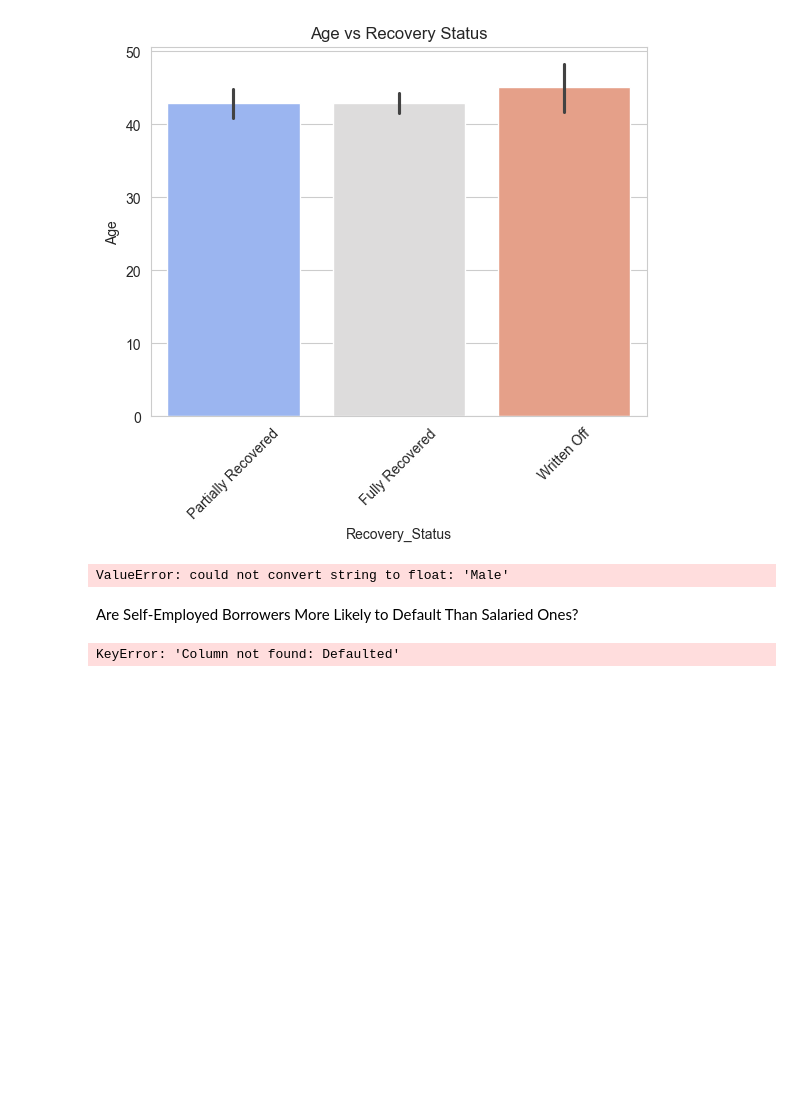
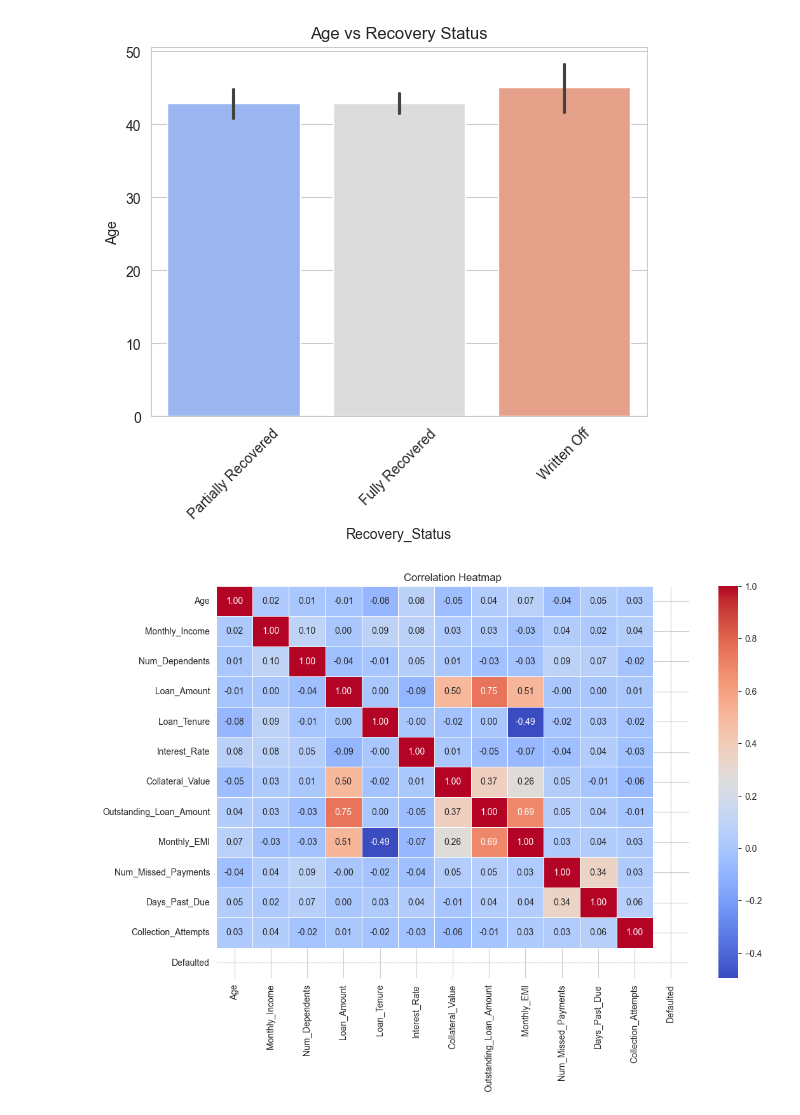
Before and after one commit to Cynthiachelangat/LoanRecovery, a Jupyter notebook: loan.ipynb, the cells around one changed output. Drawn from its saved outputs; the diff is of its cells as text; code cells hidden in the pictures; blank space fills up the shorter version.

Commit message:
Correlation Analysis

```diff
--- a/loan.ipynb
+++ b/loan.ipynb
@@ -274,31 +275,13 @@ Passing `palette` without assigning `hue` is deprecated and will be removed in v
   sns.barplot(x='Recovery_Status', y='Age', data=data, palette="coolwarm")
 [figure]
 # %%
-# Convert categorical columns to numerical for correlation analysis
-data['Defaulted'] = data['Recovery_Status'].apply(lambda x: 1 if x == 'Not Recovered' else 0)
-
-# Compute correlation
-correlation_matrix = data.corr()
+# Select only numerical columns
+numerical_data = data.select_dtypes(include=['number'])
 
 # Plot heatmap
-plt.figure(figsize=(12, 6))
-sns.heatmap(correlation_matrix, annot=True, cmap="coolwarm", fmt=".2f")
-plt.title("Correlation Between Loan Default and Other Features")
+plt.figure(figsize=(12, 8))
+sns.heatmap(numerical_data.corr(), annot=True, cmap="coolwarm", fmt=".2f", linewidths=0.5)
+plt.title("Correlation Heatmap")
 plt.show()
 # %% [output]
-ValueError: could not convert string to float: 'Male'
+[figure, added]
-# %% [markdown]
- Are Self-Employed Borrowers More Likely to Default Than Salaried Ones?
-# %%
-# Count defaults by Employment Type
-default_rates = data.groupby('Employment_Type')['Defaulted'].mean()
-
-# Plot
-plt.figure(figsize=(6, 4))
-sns.barplot(x=default_rates.index, y=default_rates.values, palette="coolwarm")
-plt.title("Default Rate by Employment Type")
-plt.ylabel("Default Rate")
-plt.xlabel("Employment Type")
-plt.show()
-# %% [output]
-KeyError: 'Column not found: Defaulted'
```
Also changed, not shown: parts of 5 cells of this notebook.
